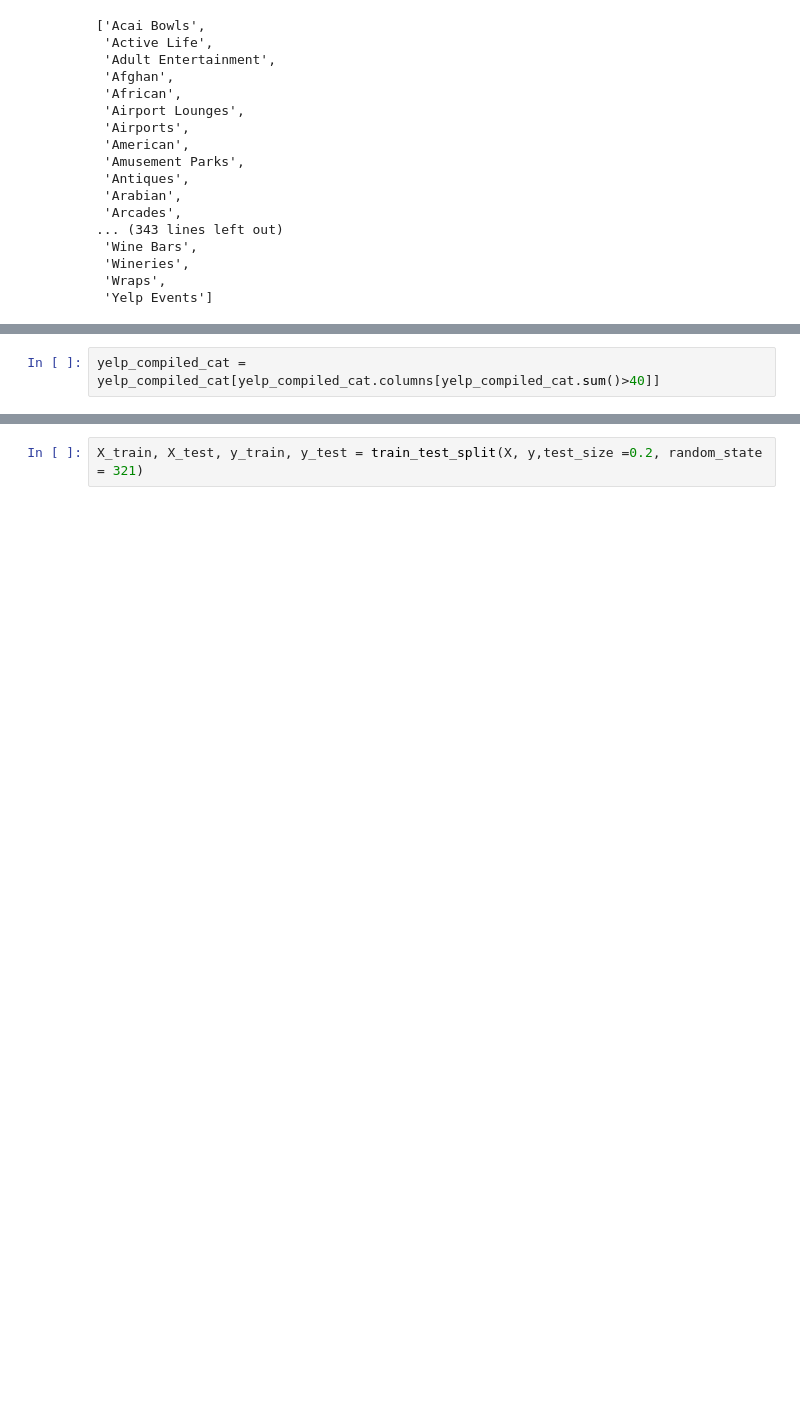
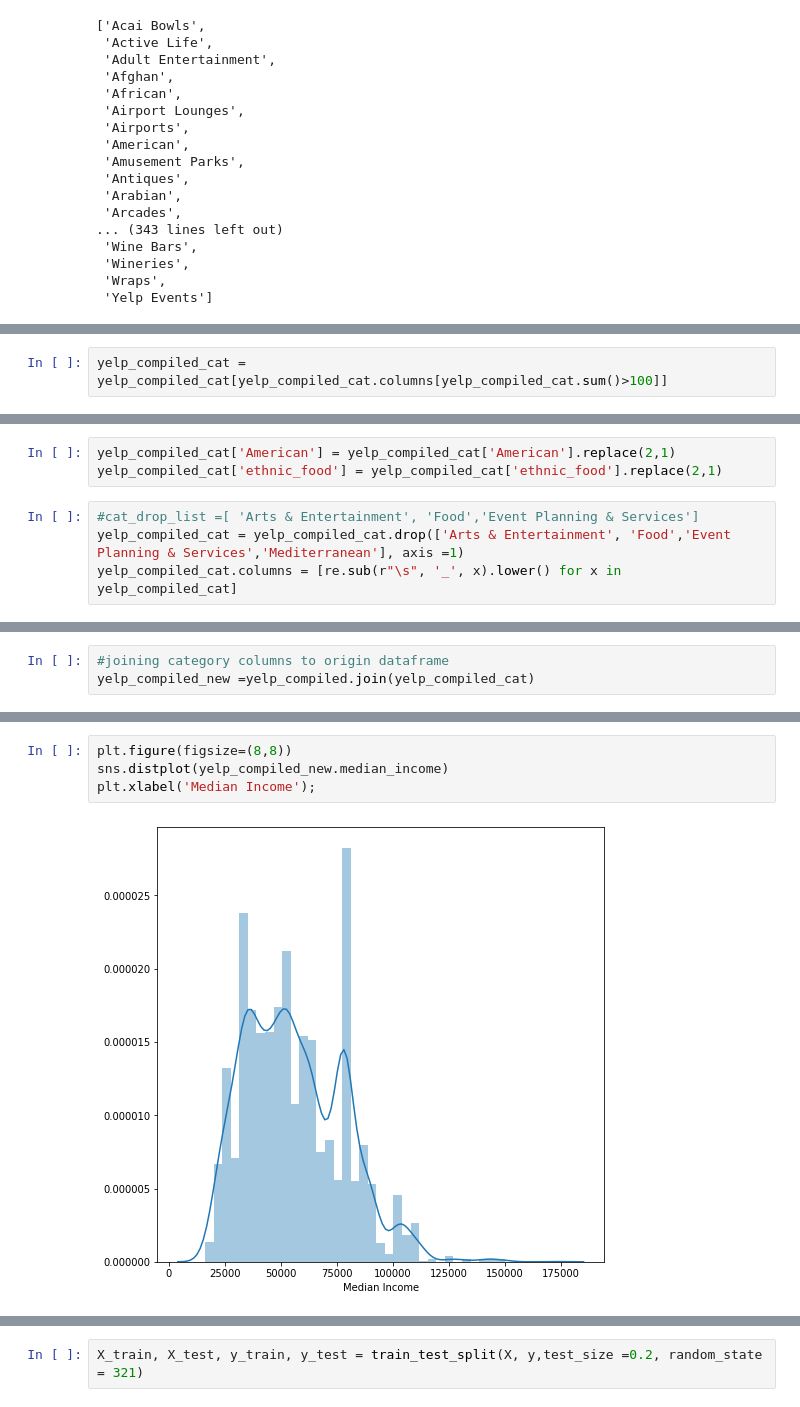
Before and after one commit to sanamica/restaurant_preference, a Jupyter notebook: Models_all.ipynb, the cells around one changed output, grey strips where cells are left out. Cells and saved outputs as stored; diff of their text form; blank space fills up the shorter version.

```diff
--- a/Models_all.ipynb
+++ b/Models_all.ipynb
@@ -89,5 +116,5 @@ Length: 359, dtype: int64
 # %%
-yelp_compiled_cat = yelp_compiled_cat[yelp_compiled_cat.columns[yelp_compiled_cat.sum()>40]]
+yelp_compiled_cat = yelp_compiled_cat[yelp_compiled_cat.columns[yelp_compiled_cat.sum()>100]]
 # %%
 print(yelp_compiled_cat.shape)
 print(list(yelp_compiled_cat.columns))
@@ -121 +124,8 @@ yelp_compiled['income_range'] = yelp_compiled['median_income'].apply(income_clas
+# %%
+yelp_compiled_cat['American'] = yelp_compiled_cat['American'].replace(2,1)
+yelp_compiled_cat['ethnic_food'] = yelp_compiled_cat['ethnic_food'].replace(2,1)
+# %%
+#cat_drop_list =[ 'Arts & Entertainment', 'Food','Event Planning & Services']
+yelp_compiled_cat = yelp_compiled_cat.drop(['Arts & Entertainment', 'Food','Event Planning & Services','Mediterranean'], axis =1)
+yelp_compiled_cat.columns = [re.sub(r"\s", '_', x).lower() for x in yelp_compiled_cat]
 # %%
@@ -122,0 +143,3 @@ yelp_compiled.describe()
+# %%
+#joining category columns to origin dataframe
+yelp_compiled_new =yelp_compiled.join(yelp_compiled_cat)
@@ -122,0 +190,6 @@ yelp_compiled.describe()
+# %%
+plt.figure(figsize=(8,8))
+sns.distplot(yelp_compiled_new.median_income)
+plt.xlabel('Median Income');
+# %% [output]
+[figure, added]
```
Also changed, not shown: parts of 52 cells of this notebook, 1 other file.
